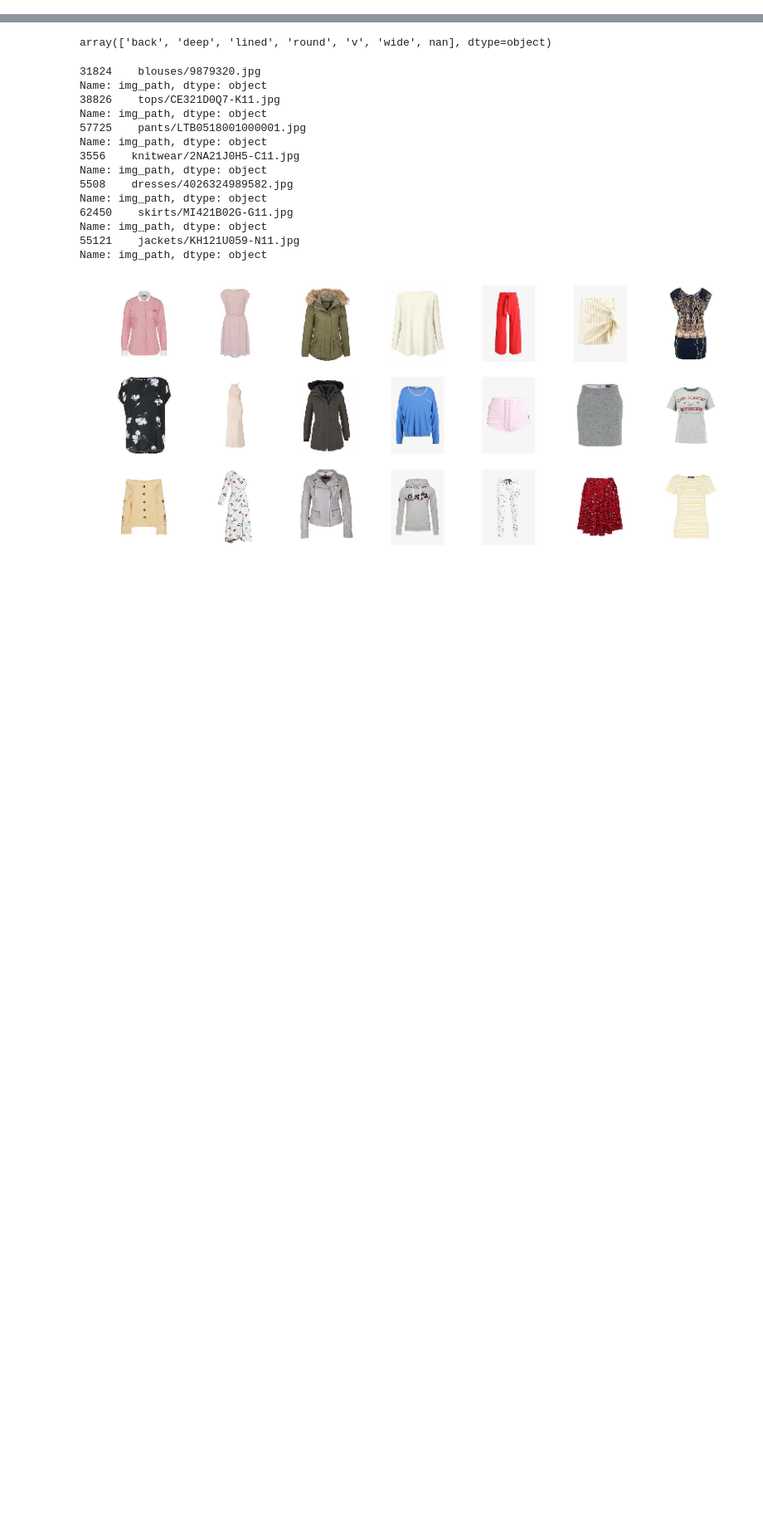
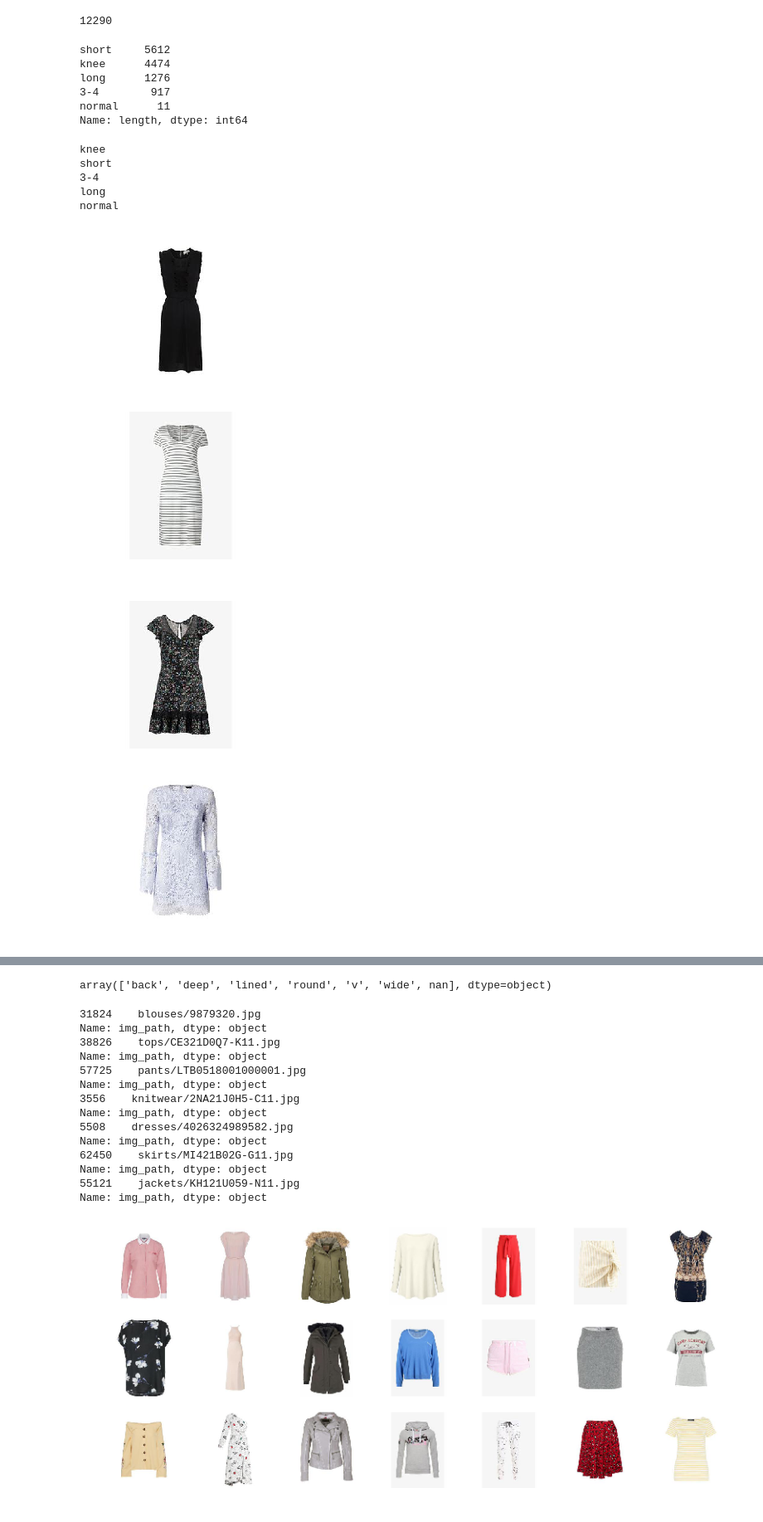
Before and after one commit to sonynka/fashion_scraper, a Jupyter notebook: data_processing/dataset_stats.ipynb, the cells around one changed output, grey strips where cells are left out. Shown at 83% size. Drawn from its saved outputs; the diff is of its cells as text; code cells hidden in the pictures; blank space fills up the shorter version.

```diff
--- a/data_processing/dataset_stats.ipynb
+++ b/data_processing/dataset_stats.ipynb
@@ -26,0 +47,47 @@ df.describe()
+# %%
+df.loc[df.category=='dresses'].length.value_counts().sum()
+# %% [output]
+12290
+# %%
+df.loc[df.category=='dresses'].length.value_counts()
+# %% [output]
+short     5612
+knee      4474
+long      1276
+3-4        917
+normal      11
+Name: length, dtype: int64
+# %%
+def plot_attr_imgs(df, attr, category='dresses', num_imgs=2):
+
+    df_attr = df.loc[(df.category==category) & ~(df[attr].isnull())]
+
+    for value in df_attr[attr].unique().tolist():
+        print(value)
+        df_value = df_attr.loc[df_attr[attr] == value]
+
+        imgs = random.sample(df_value.img_path.tolist(), num_imgs)
+#         imgs = df_value.img_path.tolist()[:num_imgs]
+
+        fig, axarr = plt.subplots(num_imgs, 1, figsize=(3, num_imgs*3))
+
+        for idx, i in enumerate(imgs):
+            ax = axarr[idx]
+            img = Image.open(os.path.join('../../../data/fashion/', i))
+#             img = img.crop((20, 0, 236, 256))
+            ax.imshow(img)
+            ax.axis('off')
+
+#         fig.suptitle(value, fontsize=20)
+
+        plt.tight_layout()
+# %%
+plot_attr_imgs(df, 'length')
+# %% [output]
+knee
+short
+3-4
+long
+normal
+[figure, added]
+[figure, added]
```
Also changed, not shown: parts of 4 cells of this notebook, 6 other files.
